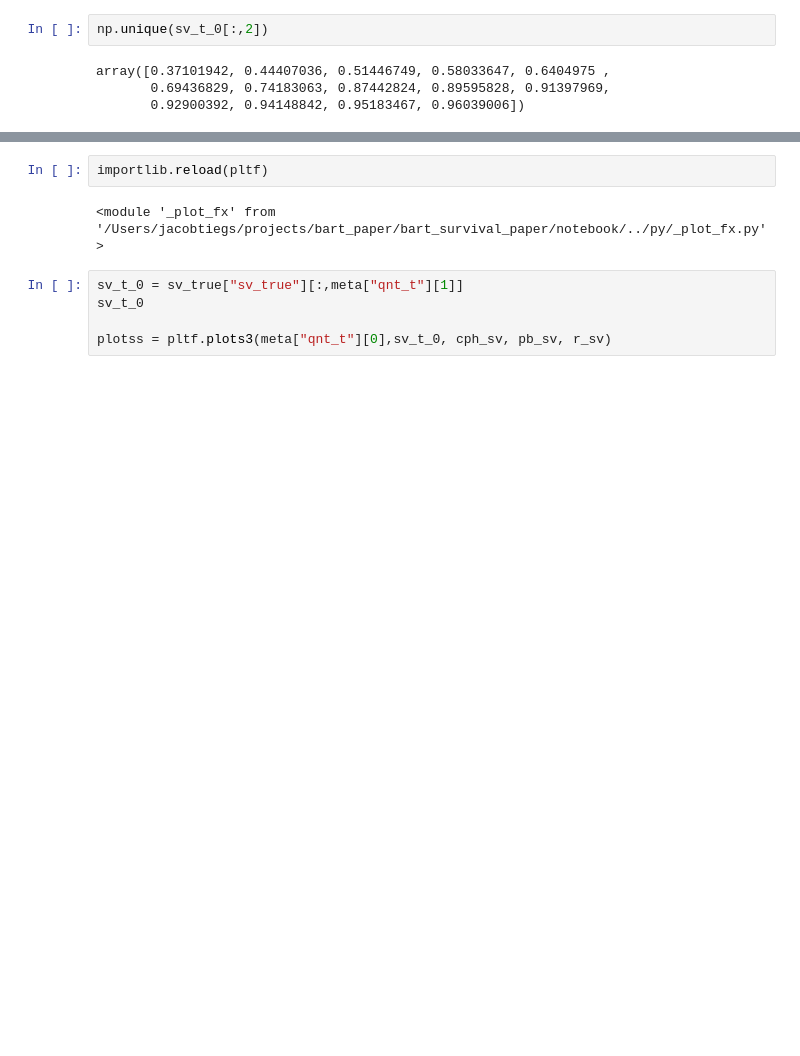
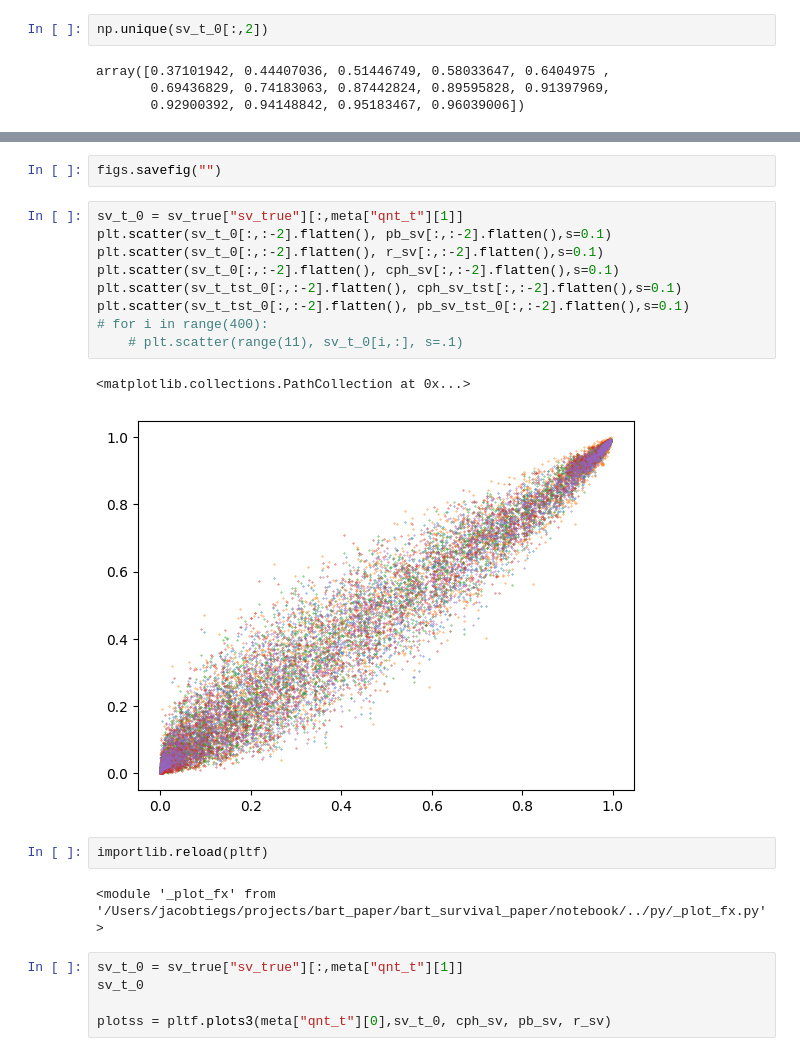
Before and after one commit to CDCgov/BART-Survival, a Jupyter notebook: notebook/functions2_2.ipynb, the cells around one changed output, grey strips where cells are left out. Drawn from its saved outputs; the diff is of its cells as text; blank space fills up the shorter version.

```diff
--- a/notebook/functions2_2.ipynb
+++ b/notebook/functions2_2.ipynb
@@ -199,3 +350,17 @@ for i in range(400):
+# %%
+figs.savefig("")
+# %%
+sv_t_0 = sv_true["sv_true"][:,meta["qnt_t"][1]]
+plt.scatter(sv_t_0[:,:-2].flatten(), pb_sv[:,:-2].flatten(),s=0.1)
+plt.scatter(sv_t_0[:,:-2].flatten(), r_sv[:,:-2].flatten(),s=0.1)
+plt.scatter(sv_t_0[:,:-2].flatten(), cph_sv[:,:-2].flatten(),s=0.1)
+plt.scatter(sv_t_tst_0[:,:-2].flatten(), cph_sv_tst[:,:-2].flatten(),s=0.1)
+plt.scatter(sv_t_tst_0[:,:-2].flatten(), pb_sv_tst_0[:,:-2].flatten(),s=0.1)
+# for i in range(400):
+	# plt.scatter(range(11), sv_t_0[i,:], s=.1)
+# %% [output]
+<matplotlib.collections.PathCollection at 0x...>
+[figure, added]
 # %%
 importlib.reload(pltf)
 # %% [output]
```
Also changed, not shown: parts of 19 cells of this notebook, 9 other files.
